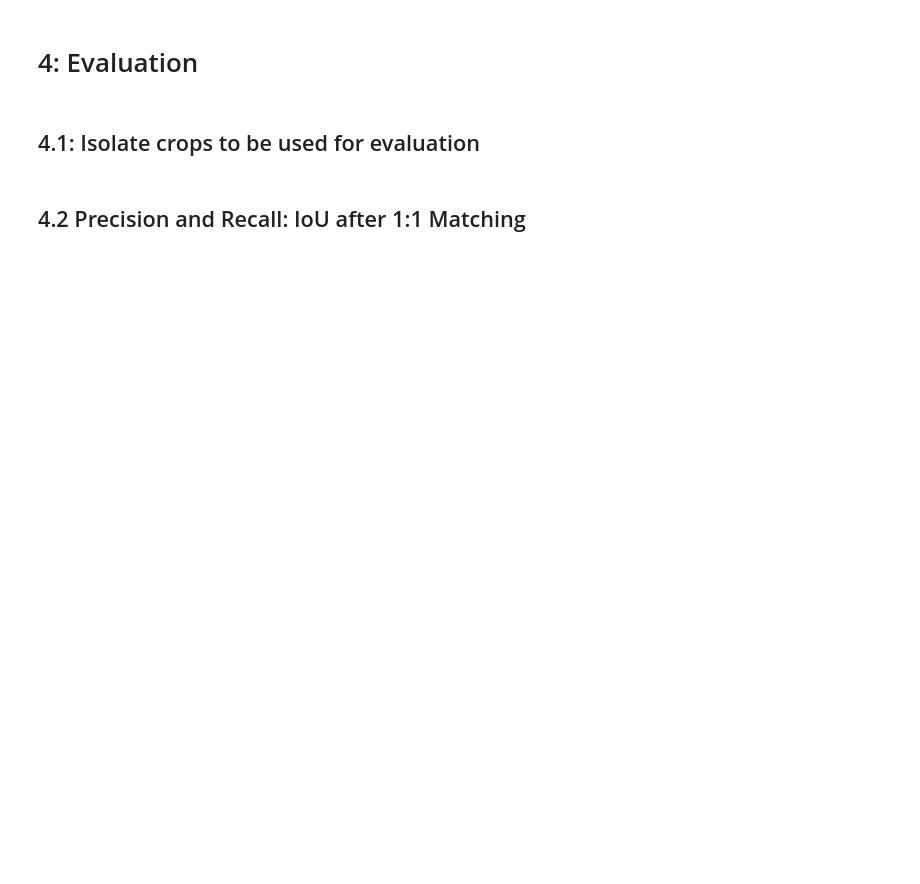
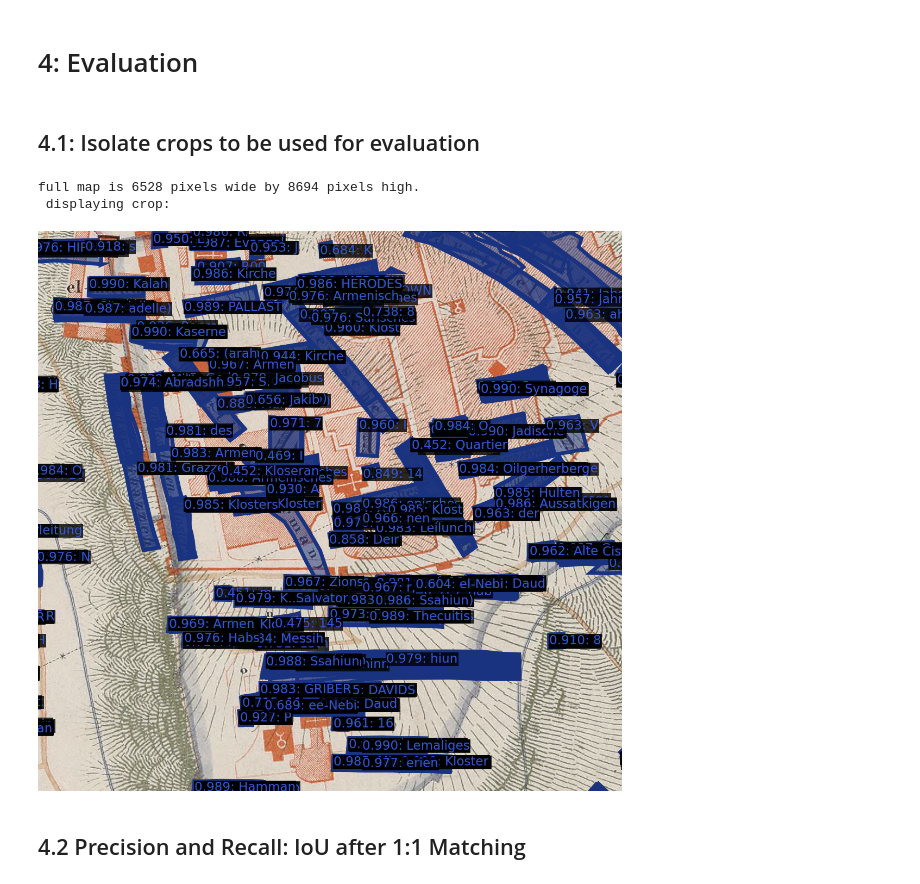
Before and after one commit to kaedejohnson/jerusalem_maps_epfl_dh405, a Jupyter notebook: pipeline.ipynb, the cells around one changed output. Drawn from its saved outputs; the diff is of its cells as text; code cells hidden in the pictures; blank space fills up the shorter version.

```diff
--- a/pipeline.ipynb
+++ b/pipeline.ipynb
@@ -95,7 +95,7 @@ import pandas as pd
 from collections import Counter
 from shapely.geometry import Polygon, MultiPolygon
 from itertools import combinations
-import scipy
+
 import numpy as np
 import importlib
 import Clustering
@@ -110,7 +110,7 @@ importlib.reload(TextRectify)
 importlib.reload(TextAmalgamate)
 importlib.reload(ExtractHandling)
 
-map_name_in_strec = 'saunders_1874'
+map_name_in_strec = 'kiepert_1845'
 # %% [markdown]
 ## 3.1 Text Rectification
 # %%
@@ -228,33 +235,37 @@ importlib.reload(Evaluation)
 # %%
 from PIL import Image, ImageFile
 import pandas as pd
 from itertools import combinations
 import scipy
 import numpy as np
 
 def visualize_crop(map_name_in_strec, raw_or_spotter, left_x, right_x, top_y, bottom_y):
     if raw_or_spotter == "raw":
         map_img = Image.open('processed/strec/' + map_name_in_strec + '/raw.jpeg')
     elif raw_or_spotter == "spotter_0":
         map_img = Image.open('processed/strec/' + map_name_in_strec + '/combined_tagged_0.png')
     elif raw_or_spotter == "spotter_1":
         map_img = Image.open('processed/strec/' + map_name_in_strec + '/combined_tagged_1.png')
     elif raw_or_spotter == "spotter_2":
         map_img = Image.open('processed/strec/' + map_name_in_strec + '/combined_tagged_2.png')
     elif raw_or_spotter == "all":
         map_img = Image.open('processed/strec/' + map_name_in_strec + '/combined_tagged_all_layers.png')
     elif raw_or_spotter == "rectified":
         map_img = Image.open('processed/strec/' + map_name_in_strec + '/combined_tagged_all_layers_rectified.png')
     width, height = map_img.size
     print("full map is " + str(width) + " pixels wide by " + str(height) + " pixels high.\n displaying crop:")
     display(map_img.crop((left_x, top_y, right_x, bottom_y, )))
 
 left_x = 2475
 right_x = 3550
 top_y = 4820
 bottom_y = 5850
 
-#visualize_crop("kiepert_1845", "all", left_x, right_x, top_y, bottom_y)
+visualize_crop("kiepert_1845", "all", left_x, right_x, top_y, bottom_y)
+# %% [output]
+full map is 6528 pixels wide by 8694 pixels high.
+ displaying crop:
+[figure, added]
 # %%
 kiepert_gt_patch_1 = [2475, 3550, 4820, 5850]
 saunders_gt_patch_1 = [3150, 4150, 2250, 3250]
```
Also changed, not shown: parts of 4 cells of this notebook, 4 other files.
